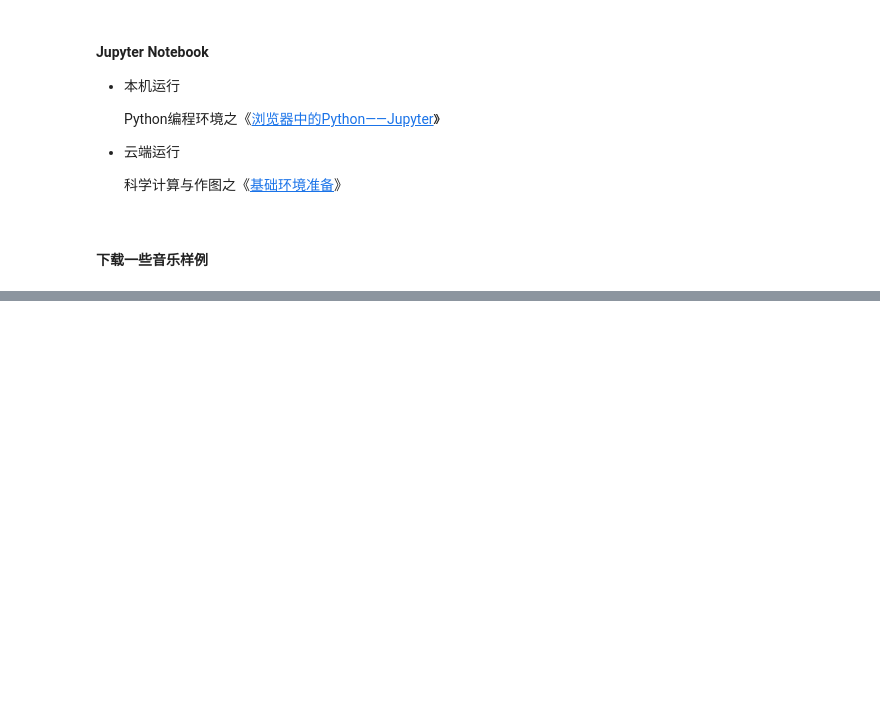
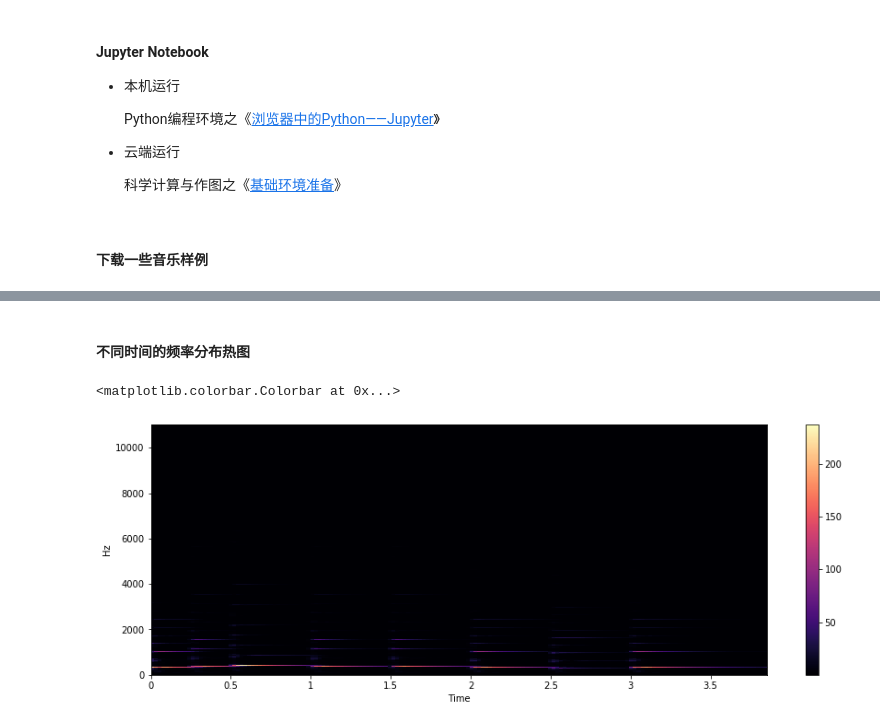
Before and after one commit to zhujisheng/learn_python, a Jupyter notebook: 10.音乐/1.LibRosa使用基础.ipynb, the cells around one changed output, grey strips where cells are left out. Drawn from its saved outputs; the diff is of its cells as text; code cells hidden in the pictures; blank space fills up the shorter version.

```diff
--- a/10.音乐/1.LibRosa使用基础.ipynb
+++ b/10.音乐/1.LibRosa使用基础.ipynb
@@ -119,0 +150,9 @@ librosa.output.write_wav('audio/tone_440.wav', x, sr)
+# %% [markdown]
+#### 不同时间的频率分布热图
+# %%
+plt.figure(figsize=(15, 5))
+librosa.display.specshow(abs(X), sr=sr, hop_length=hop_length, x_axis='time', y_axis='linear')
+plt.colorbar()
+# %% [output]
+<matplotlib.colorbar.Colorbar at 0x...>
+[figure, added]
```
Also changed, not shown: parts of 40 cells of this notebook, 13 other files.
